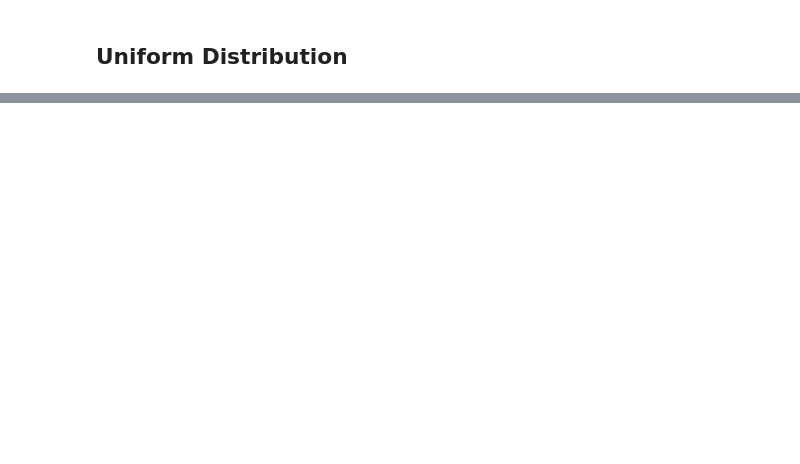
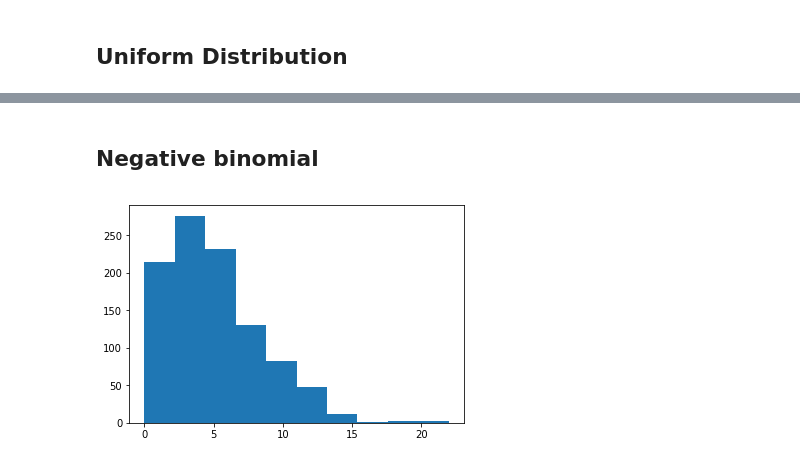
Before and after one commit to roisinanglim/numpy-random, a Jupyter notebook: numpy-random.ipynb, the cells around one changed output, grey strips where cells are left out. Saved outputs shown, nothing was run; the diff lists cells and outputs as text; code cells hidden in the pictures; blank space fills up the shorter version.

```diff
--- a/numpy-random.ipynb
+++ b/numpy-random.ipynb
@@ -97,0 +114,8 @@ plt.show()
+# %% [markdown]
+## Negative binomial
+# %%
+u = np.random.negative_binomial (5,0.5,1000)
+plt.hist(u)
+plt.show()
+# %% [output]
+[figure, added]
```
Also changed, not shown: parts of 5 cells of this notebook.
